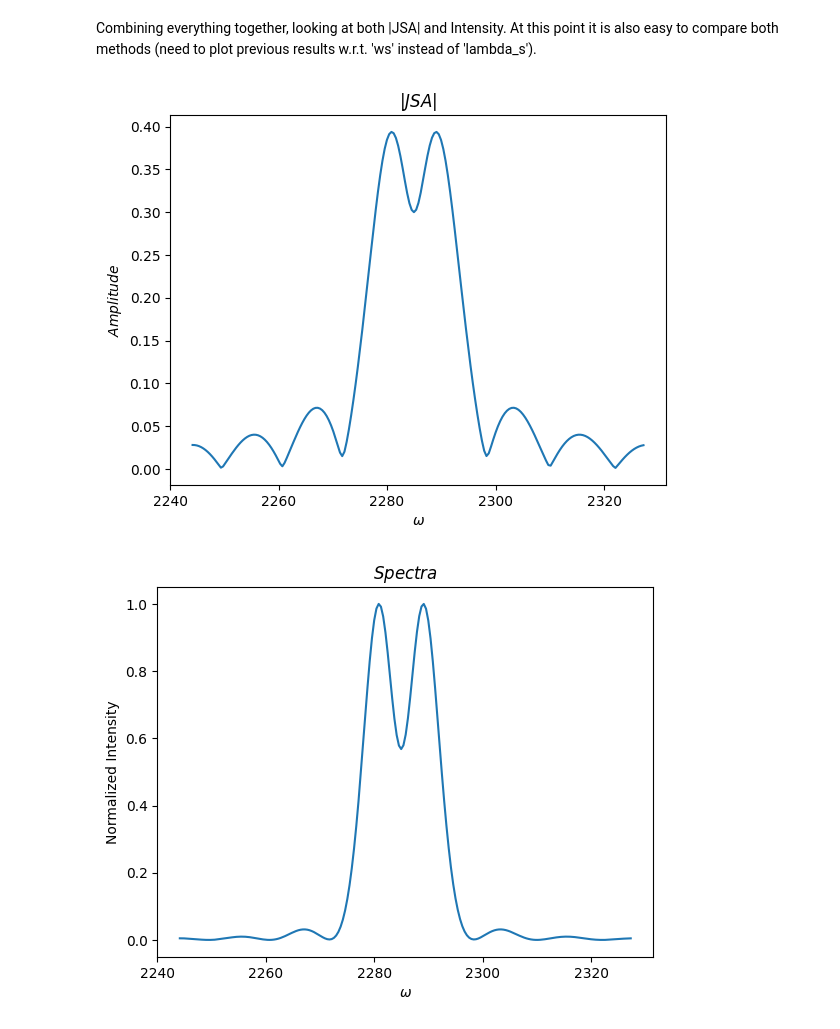
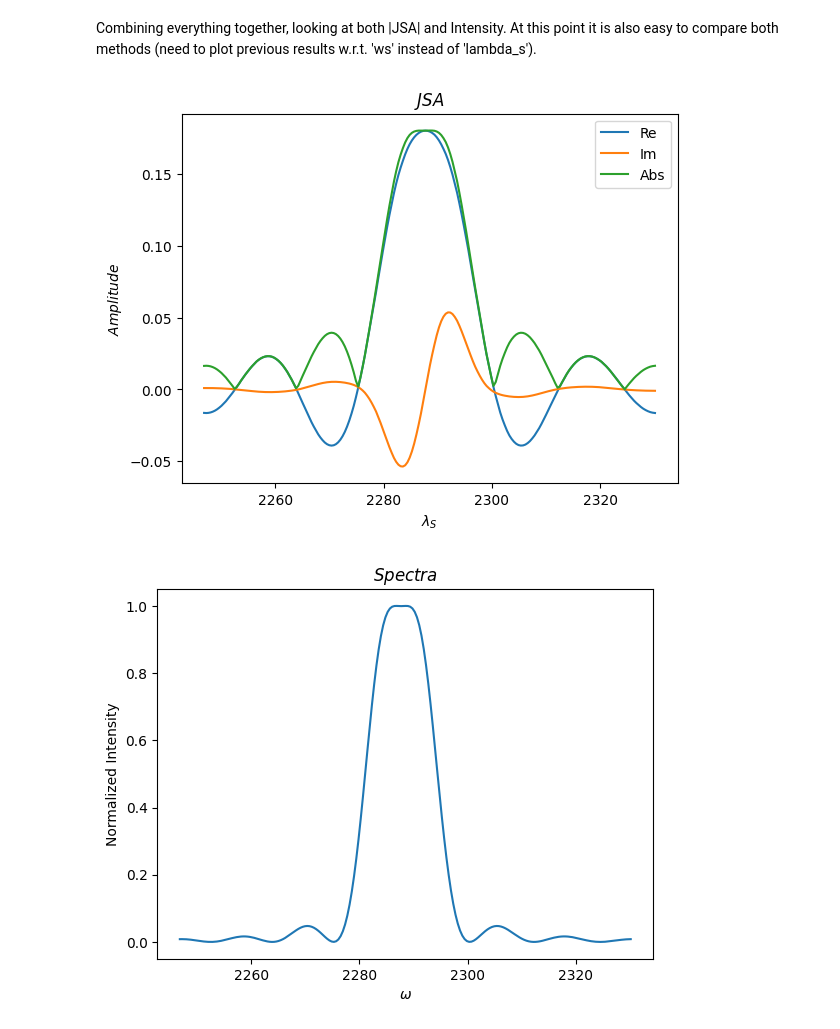
Before and after one commit to polyquantique/NeedALight, a Jupyter notebook: NeedALight/examples/example_magnus_cw_data.ipynb, the cells around one changed output. Saved outputs shown, nothing was run; the diff lists cells and outputs as text; code cells hidden in the pictures.

```diff
--- a/NeedALight/examples/example_magnus_cw_data.ipynb
+++ b/NeedALight/examples/example_magnus_cw_data.ipynb
@@ -159,11 +163,14 @@ JSA_full = lambda epsilon: epsilon*J1+epsilon**3*(J3-1j*K3)
 Phase = np.exp(1j*L*(k_o(ws)+k_e(wi)+k_pol-p_k)/2)
 
 
-epsilon = 0.3
+epsilon = 0.1
 fig, ax1 = plt.subplots()
-ax1.plot(ws, np.abs(JSA_full(epsilon)))
+ax1.plot(ws, np.real(JSA_full(epsilon)), label='Re')
+ax1.plot(ws, np.imag(JSA_full(epsilon)), label='Im')
+ax1.plot(ws, np.abs(JSA_full(epsilon)), label='Abs')
 ax1.set_xlabel(r"$\lambda_{S}$")
 ax1.set_ylabel(r"$Amplitude$")
-ax1.set_title(r"$|JSA|$")
+ax1.set_title(r"$JSA$")
+ax1.legend()
 plt.show()
 # %% [output]
@@ -303,31 +310,34 @@ Combining everything together, looking at both |JSA| and Intensity. At this poin
 # %%
 #Strength parameter for Magnus expansion
 JSA_full_fit = lambda epsilon: epsilon*J1_fit+(epsilon**3)*(J3_fit -1j*K3_fit)
 
 #Multiply by this phase if x0=0 is the start of the nonlinear region
 Phase_fit = np.exp(1j*L*(ks_poly+ki_poly+k_pol-p_k)/2)
-epsilon = 0.3
+epsilon = 0.18
 
 
 fig, ax1 = plt.subplots()
-ax1.plot(ws, np.abs(JSA_full_fit(epsilon)))
-ax1.set_xlabel(r"$\omega$")
+ax1.plot(ws, np.real(JSA_full(epsilon)), label='Re')
+ax1.plot(ws, np.imag(JSA_full(epsilon)), label='Im')
+ax1.plot(ws, np.abs(JSA_full(epsilon)), label='Abs')
+ax1.set_xlabel(r"$\lambda_{S}$")
 ax1.set_ylabel(r"$Amplitude$")
-ax1.set_title(r"$|JSA|$")
+ax1.set_title(r"$JSA$")
+ax1.legend()
 plt.show()
 
 #Intensity
 Intensity_fit = lambda epsilon: np.sinh(np.abs(JSA_full_fit(epsilon)))**2/np.amax(np.sinh(np.abs(JSA_full_fit(epsilon)))**2)
 
 fig, ax2 = plt.subplots()
 ax2.plot(ws, Intensity_fit(epsilon))
 ax2.set_xlabel(r"$\omega$")
 ax2.set_ylabel(r"Normalized Intensity")
 ax2.set_title(r"$Spectra$")
 plt.show()
 # %% [output]
-[figure, old version]
+[figure, new version]
-[figure, old version]
+[figure, new version]
 # %%
 #Comparing for different values of interaction strength
 
```
Also changed, not shown: parts of 13 cells of this notebook, 2 other files.
